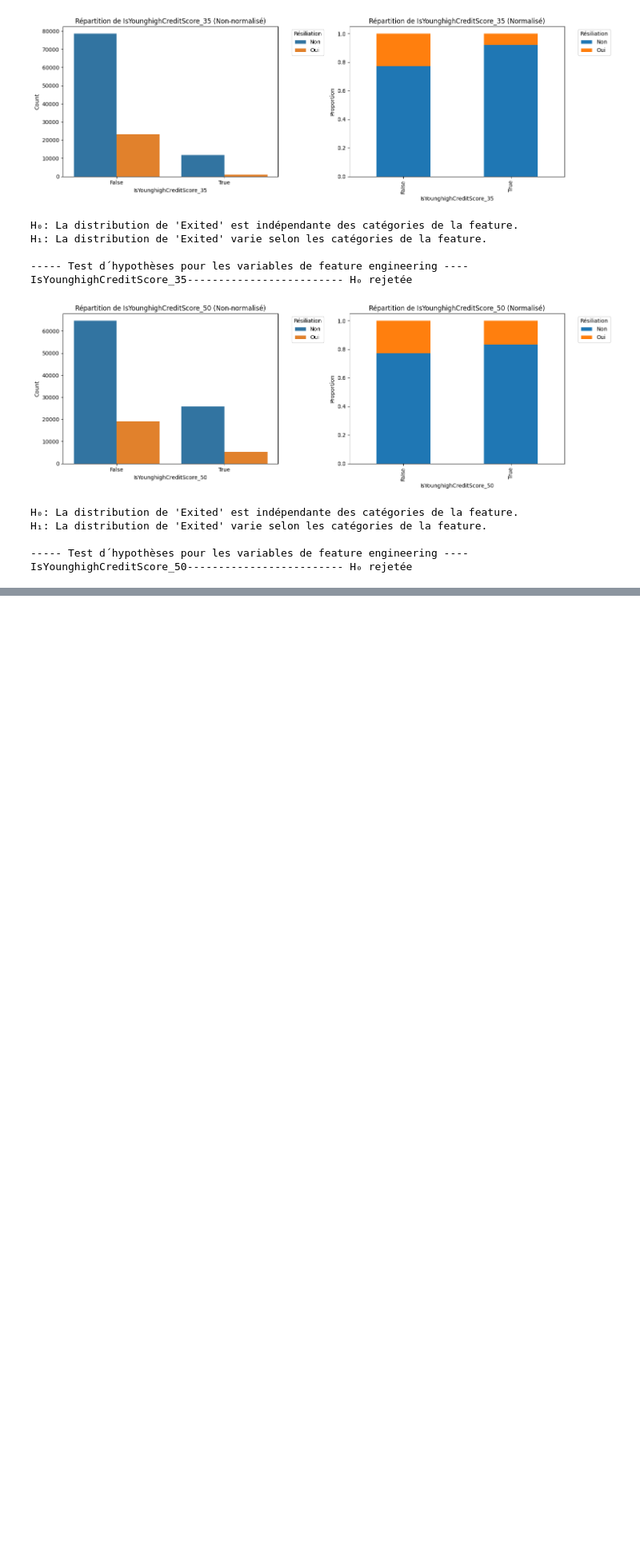
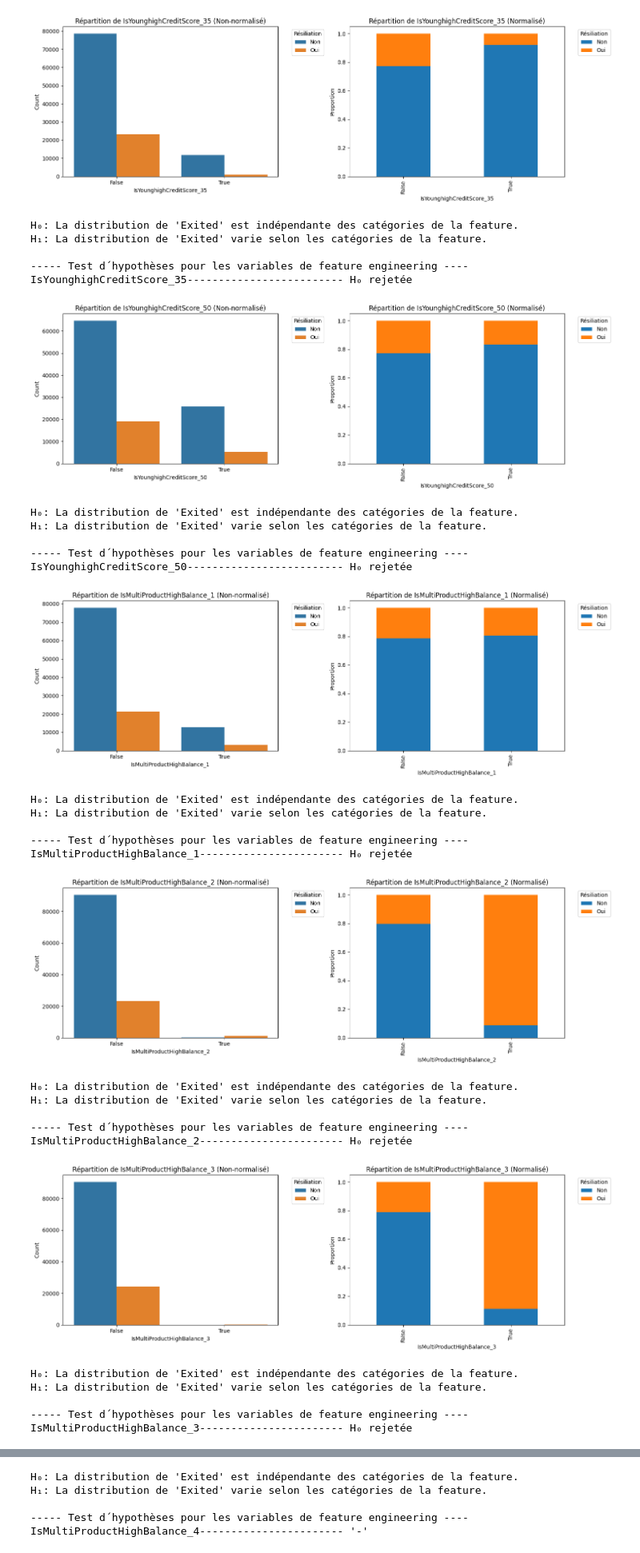
Before and after one commit to lbihin/mlpro-classification-bank-churn-2025, a Jupyter notebook: eda/eda.ipynb, the cells around one changed output, grey strips where cells are left out. Shown at 80% size. Saved outputs shown, nothing was run; the diff lists cells and outputs as text; code cells hidden in the pictures; blank space fills up the shorter version.

```diff
--- a/eda/eda.ipynb
+++ b/eda/eda.ipynb
@@ -1391,10 +1392,10 @@ Créons des features pouvant être intéressante
 # %%
-for age in [25, 50, 75]:
+for percentile in [25, 50, 75]:
     # On étudie si l´on remarque une
-    feature = f'IsZeroBalance_{age}pCreditScore'
+    feature = f'IsZeroBalance_{percentile}pCreditScore'
 
-    train_df[feature] = (train_df.Balance == 0) & (train_df.CreditScore < np.percentile(train_df.CreditScore, age))
-    test_df[feature] = (test_df.Balance == 0) & (test_df.CreditScore < np.percentile(test_df.CreditScore, age))
+    train_df[feature] = (train_df.Balance == 0) & (train_df.CreditScore < np.percentile(train_df.CreditScore, percentile))
+    test_df[feature] = (test_df.Balance == 0) & (test_df.CreditScore < np.percentile(test_df.CreditScore, percentile))
 
     afficher_feature_vs_target(feature)
 
@@ -1430,12 +1431,12 @@ H₁: La distribution de 'Exited' varie selon les catégories de la feature.
 IsZeroBalance_75pCreditScore---------------------- H₀ rejetée
 # %%
 
-for age in [25, 50, 75]:
+for balance in [25, 50, 75]:
     # On étudie si l´on remarque une
-    feature = f'IsHighBalance_{age}'
+    feature = f'IsHighBalance_{balance}'
 
-    train_df[feature] = train_df.Balance >  np.percentile(train_df.CreditScore, age)
-    test_df[feature] = np.percentile(test_df.CreditScore, age)
+    train_df[feature] = train_df.Balance >  np.percentile(train_df.CreditScore, balance)
+    test_df[feature] = np.percentile(test_df.CreditScore, balance)
 
     afficher_feature_vs_target(feature)
 
@@ -1510,3 +1511,44 @@ H₁: La distribution de 'Exited' varie selon les catégories de la feature.
 
 ----- Test d´hypothèses pour les variables de feature engineering ----
 IsYounghighCreditScore_50------------------------- H₀ rejetée
+# %%
+for num_products in sorted(train_df.NumOfProducts.unique()):
+    balance = 50_000
+    # On étudie si l´on remarque une
+    feature = f'IsMultiProductHighBalance_{num_products}'
+
+    train_df[feature] = (train_df.NumOfProducts > num_products) & (train_df.Balance >= balance)
+    test_df[feature] = (test_df.NumOfProducts > num_products) & (test_df.Balance >= balance)
+
+    afficher_feature_vs_target(feature)
+
+    print(f"H₀: La distribution de '{TARGET}' est indépendante des catégories de la feature.")
+    print(f"H₁: La distribution de '{TARGET}' varie selon les catégories de la feature.")
+    print()
+
+    print("----- Test d´hypothèses pour les variables de feature engineering ----")
+    contingency = pd.crosstab(test_df[feature], test_df[TARGET])
+    chi2, p_value, dof, expected = stats.chi2_contingency(contingency)
+    if p_value < ALPHA:
+        print(f'{feature :-<50} H₀ rejetée')
+    else :
+        print(f"{feature :-<50} '-'")
+# %% [output]
+[figure, added]
+H₀: La distribution de 'Exited' est indépendante des catégories de la feature.
+H₁: La distribution de 'Exited' varie selon les catégories de la feature.
+
+----- Test d´hypothèses pour les variables de feature engineering ----
+IsMultiProductHighBalance_1----------------------- H₀ rejetée
+[figure, added]
+H₀: La distribution de 'Exited' est indépendante des catégories de la feature.
+H₁: La distribution de 'Exited' varie selon les catégories de la feature.
+
+----- Test d´hypothèses pour les variables de feature engineering ----
+IsMultiProductHighBalance_2----------------------- H₀ rejetée
+[figure, added]
+H₀: La distribution de 'Exited' est indépendante des catégories de la feature.
+H₁: La distribution de 'Exited' varie selon les catégories de la feature.
+
+----- Test d´hypothèses pour les variables de feature engineering ----
+IsMultiProductHighBalance_3----------------------- H₀ rejetée
@@ -1512,0 +1556,5 @@ IsYounghighCreditScore_50------------------------- H₀ rejetée
+H₀: La distribution de 'Exited' est indépendante des catégories de la feature.
+H₁: La distribution de 'Exited' varie selon les catégories de la feature.
+
+----- Test d´hypothèses pour les variables de feature engineering ----
+IsMultiProductHighBalance_4----------------------- '-'
```
Also changed, not shown: parts of 31 cells of this notebook, 3 other files.
